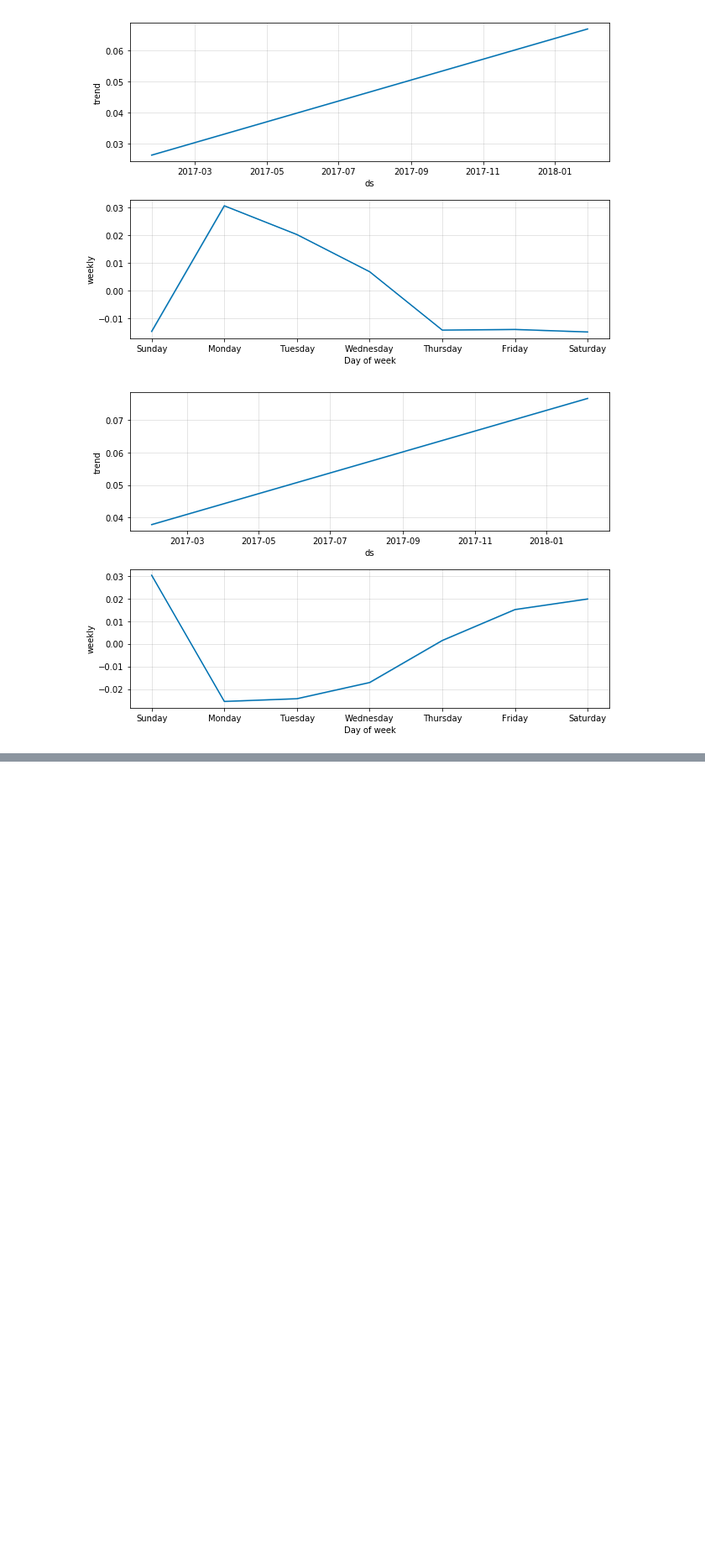
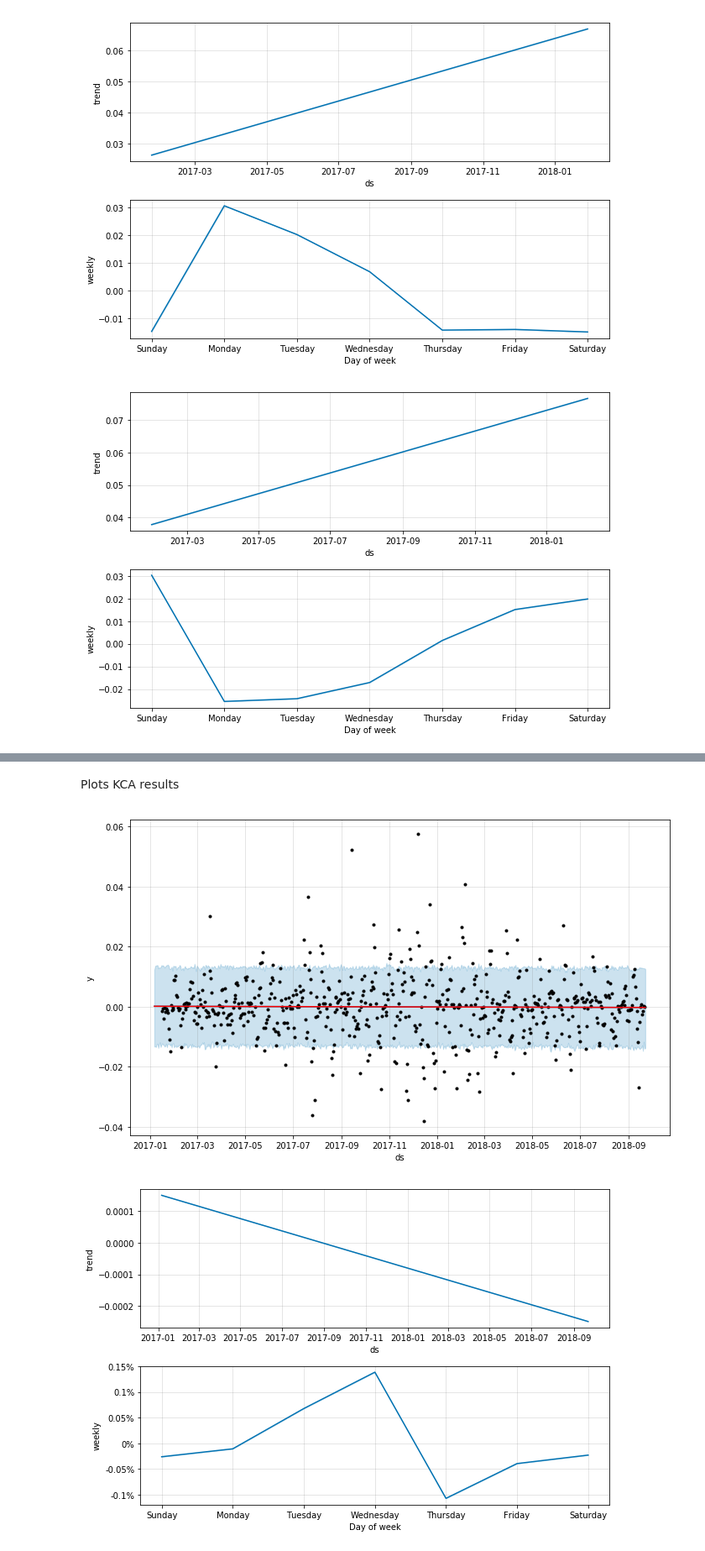
Before and after one commit to nmits/CapstoneProphetTests, a Jupyter notebook: Volatility Testing 10 Period.ipynb, the cells around one changed output, grey strips where cells are left out. Shown at 84% size. Drawn from its saved outputs; the diff is of its cells as text; code cells hidden in the pictures; blank space fills up the shorter version.

```diff
--- a/Volatility Testing 10 Period.ipynb
+++ b/Volatility Testing 10 Period.ipynb
@@ -178,0 +239,26 @@ for i, df_week in d.items()[:5]:
+# %%
+def gen_kca(df):
+    m = Prophet(seasonality_mode='multiplicative')
+    kca = pd.DataFrame()
+    kca['ds'], kca['v'], kca['a'] = df['ds'],df['v'],df['a']
+    kca['y'] = kca['v']
+    m.fit(kca)
+    return m
+# %%
+m = gen_kca(df)
+# %% [markdown]
+Plots KCA results
+# %%
+def plot_m_future(p):
+    future = m.make_future_dataframe(periods=p)
+    future.tail()
+    forecast = m.predict(future)
+    forecast[['ds', 'yhat', 'yhat_lower', 'yhat_upper']].tail()
+    fig1 = m.plot(forecast)
+    a = add_changepoints_to_plot(fig1.gca(), m, forecast)
+    fig2 = m.plot_components(forecast,uncertainty=True)
+# %%
+plot_m_future(1)
+# %% [output]
+[figure, added]
+[figure, added]
```
Also changed, not shown: parts of 38 cells of this notebook, 6 other files.
